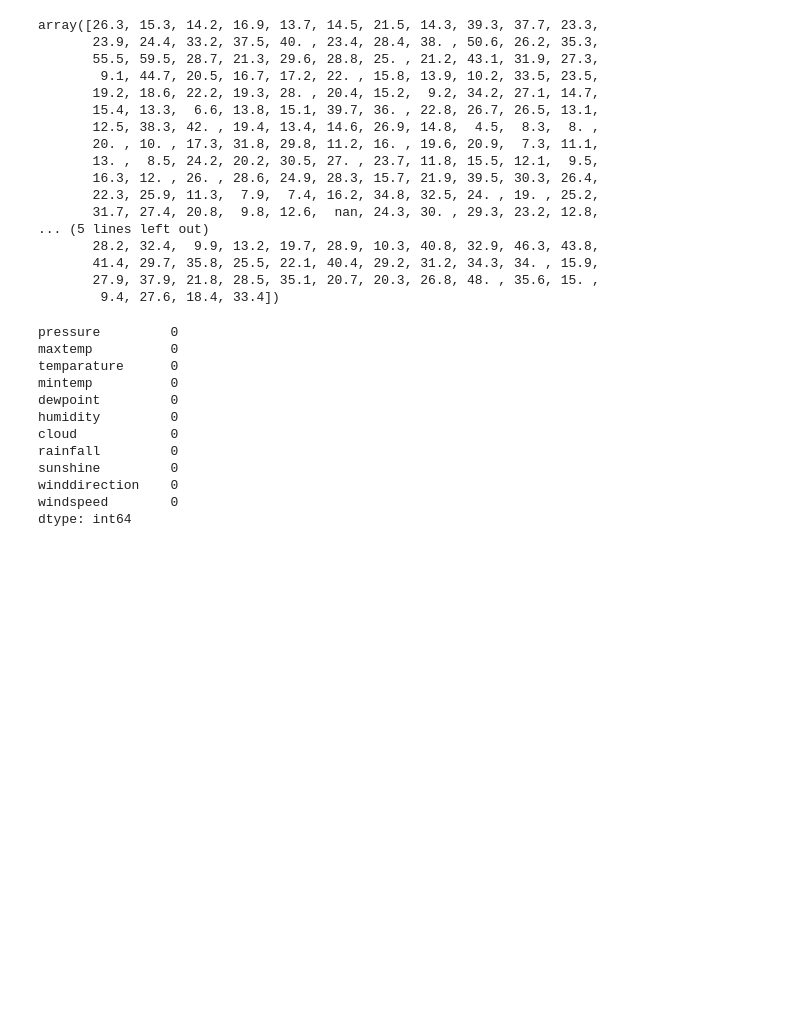
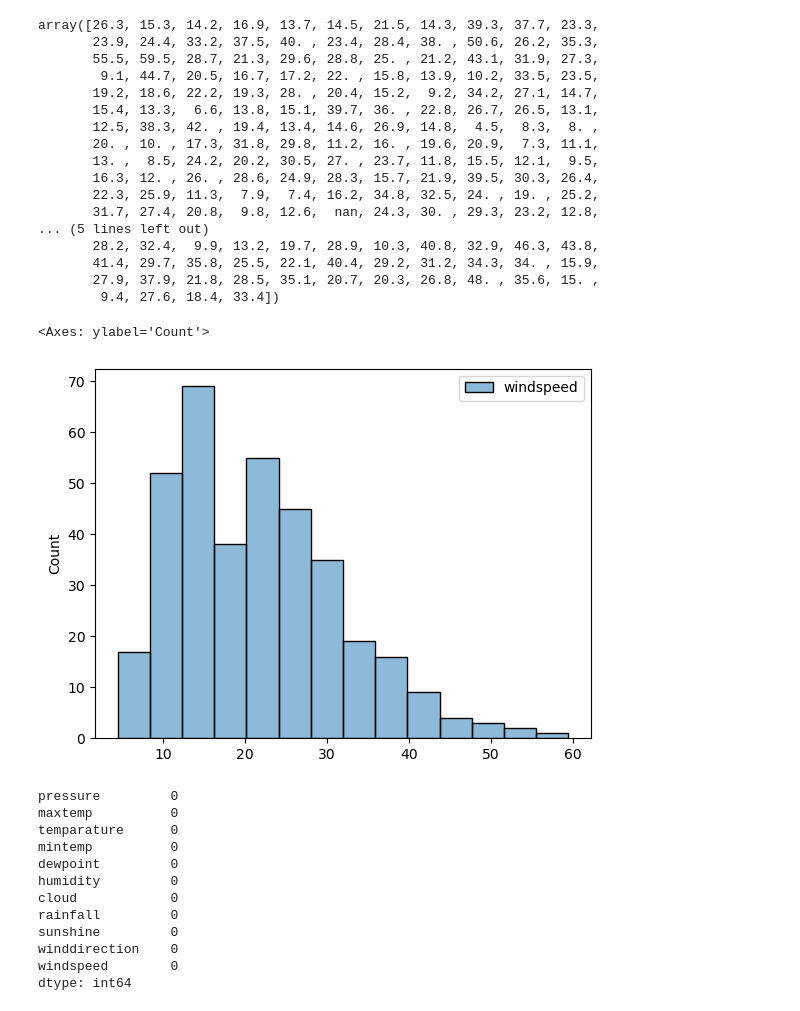
Before and after one commit to gargdivyansh1/MachineLearningProjects, a Jupyter notebook: Rain Fall Prediction/first.ipynb, the cells around one changed output. Cells and saved outputs as stored; diff of their text form; code cells hidden in the pictures; blank space fills up the shorter version.

```diff
--- a/Rain Fall Prediction/first.ipynb
+++ b/Rain Fall Prediction/first.ipynb
@@ -167,6 +167,11 @@ array([26.3, 15.3, 14.2, 16.9, 13.7, 14.5, 21.5, 14.3, 39.3, 37.7, 23.3,
        41.4, 29.7, 35.8, 25.5, 22.1, 40.4, 29.2, 31.2, 34.3, 34. , 15.9,
        27.9, 37.9, 21.8, 28.5, 35.1, 20.7, 20.3, 26.8, 48. , 35.6, 15. ,
         9.4, 27.6, 18.4, 33.4])
+# %%
+sns.histplot([data['windspeed']])
+# %% [output]
+<Axes: ylabel='Count'>
+[figure, added]
 # %%
 data['winddirection'] = data['winddirection'].fillna(data['winddirection'].mode()[0])
 # %%
```
Also changed, not shown: parts of 12 cells of this notebook, 1 other file.
